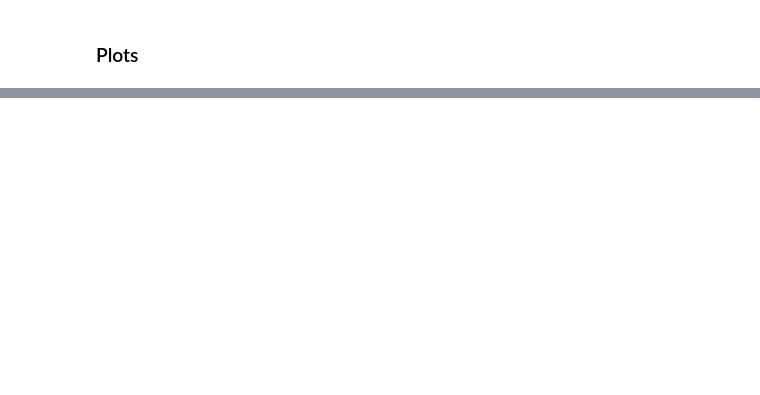
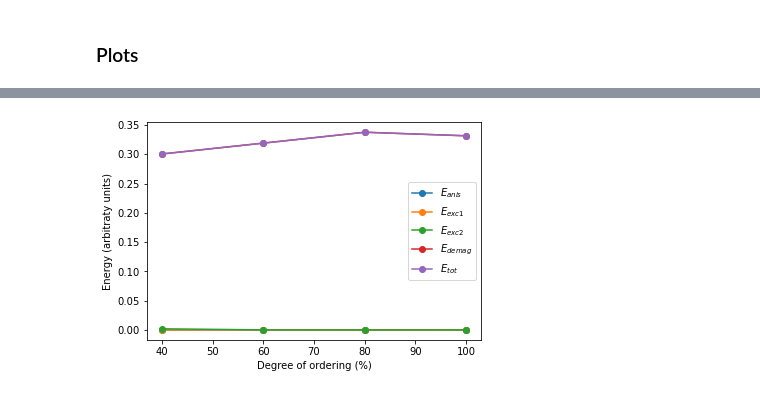
Before and after one commit to devienne/taenite_tetrataenite, a Jupyter notebook: plots.ipynb, the cells around one changed output, grey strips where cells are left out. Cells and saved outputs as stored; diff of their text form; code cells hidden in the pictures; blank space fills up the shorter version.

```diff
--- a/plots.ipynb
+++ b/plots.ipynb
@@ -21,0 +153,12 @@ l_exc = 3 # exchange length (in nm)
+# %%
+plt.plot(average_df['tt_prop (%)'],average_df['mean_E-anis'],'o-', label = '$E_{anis}$')
+plt.plot(average_df['tt_prop (%)'],average_df['mean_E-exch1'],'o-', label = '$E_{exc1}$')
+plt.plot(average_df['tt_prop (%)'],average_df['mean_E-exch2'],'o-', label = '$E_{exc2}$')
+plt.plot(average_df['tt_prop (%)'],average_df['mean_E-demag'],'o-', label = '$E_{demag}$')
+plt.plot(average_df['tt_prop (%)'],average_df['mean_E-tot'],'o-', label = '$E_{tot}$')
+plt.xlabel('Degree of ordering (%)')
+plt.ylabel('Energy (arbitraty units)')
+plt.legend()
+plt.show()
+# %% [output]
+[figure, added]
```
Also changed, not shown: parts of 10 cells of this notebook.
